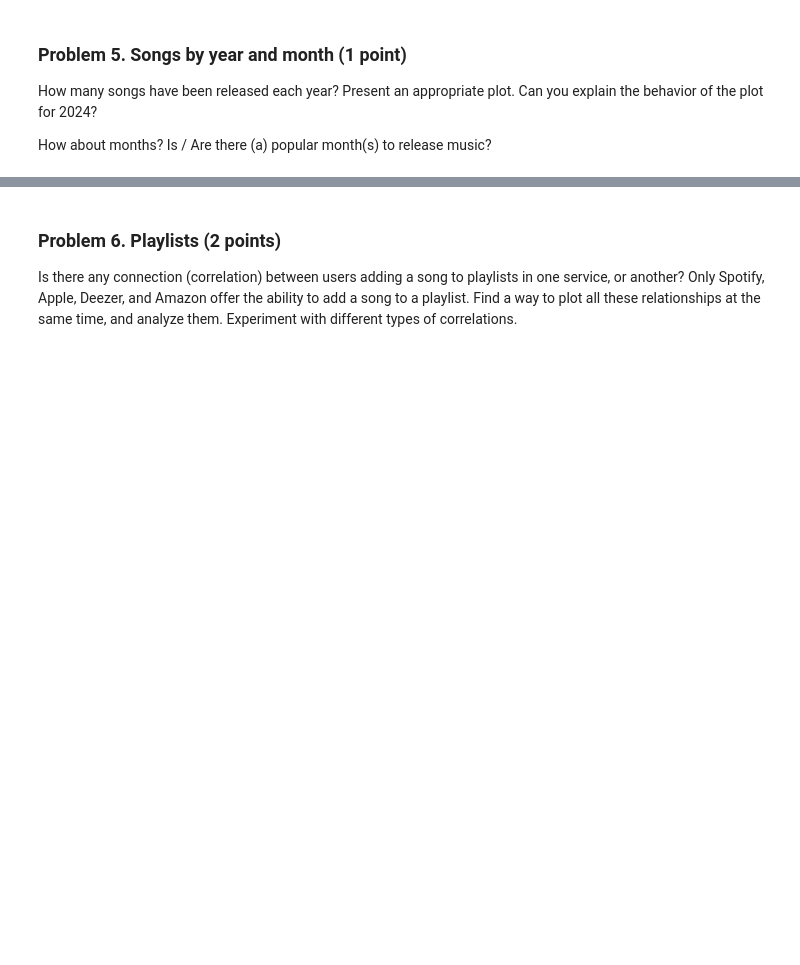
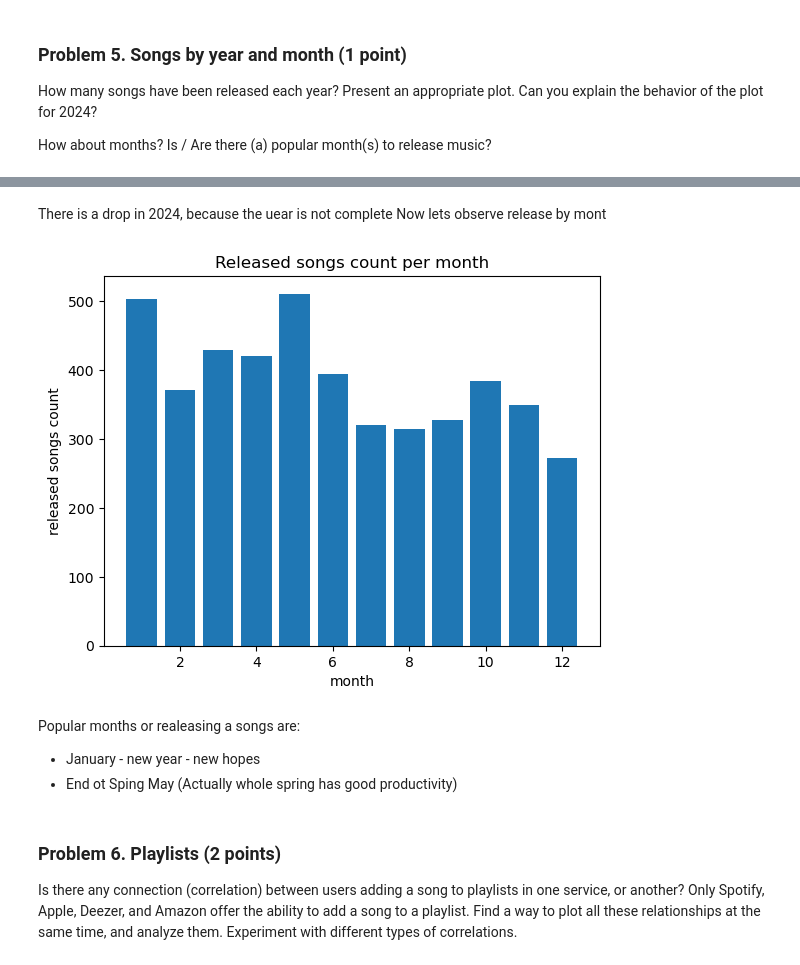
Before and after one commit to svetoslavpetkov/data-science-soft-uni, a Jupyter notebook: 03.Data-Visualization-Exploratory-Data-Analysis-Lab/Data Visualization and EDA Lab.ipynb, the cells around one changed output, grey strips where cells are left out. Drawn from its saved outputs; the diff is of its cells as text; code cells hidden in the pictures; blank space fills up the shorter version.

```diff
--- a/03.Data-Visualization-Exploratory-Data-Analysis-Lab/Data Visualization and EDA Lab.ipynb
+++ b/03.Data-Visualization-Exploratory-Data-Analysis-Lab/Data Visualization and EDA Lab.ipynb
@@ -314,3 +346,20 @@ How about months? Is / Are there (a) popular month(s) to release music?
+# %% [markdown]
+There is a drop in 2024, because the uear is not complete
+Now lets observe release by mont
+# %%
+songs_per_month = spotify_wip.groupby(spotify_wip.release_date.dt.month).size()
+
+plt.bar(songs_per_month.index, songs_per_month)
+plt.ylabel('released songs count')
+plt.xlabel('month')
+plt.title('Released songs count per month')
+plt.show()
+# %% [output]
+[figure, added]
+# %% [markdown]
+Popular months or realeasing a songs are:
+* January - new year - new hopes
+* End ot Sping May (Actually whole spring has good productivity)
 # %% [markdown]
 ### Problem 6. Playlists (2 points)
 Is there any connection (correlation) between users adding a song to playlists in one service, or another? Only Spotify, Apple, Deezer, and Amazon offer the ability to add a song to a playlist. Find a way to plot all these relationships at the same time, and analyze them. Experiment with different types of correlations.
```
Also changed, not shown: parts of 11 cells of this notebook.
